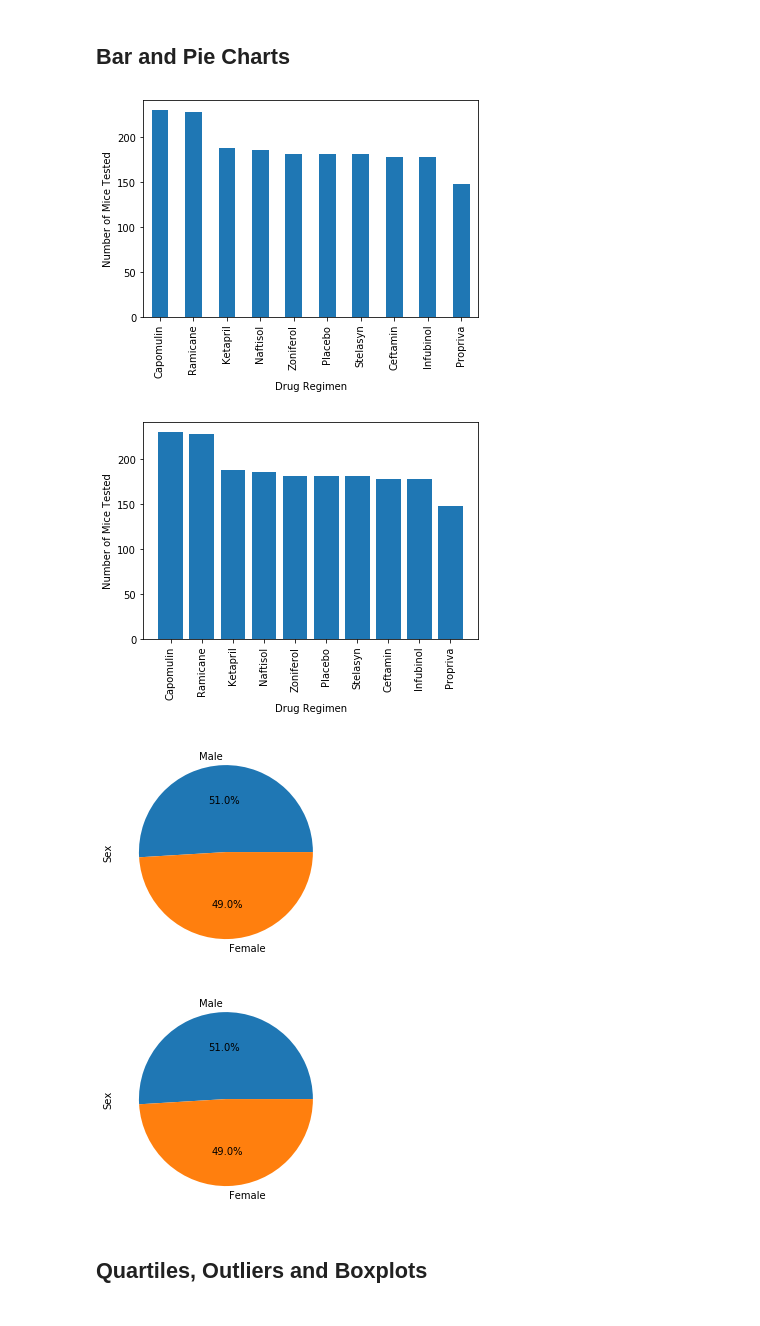
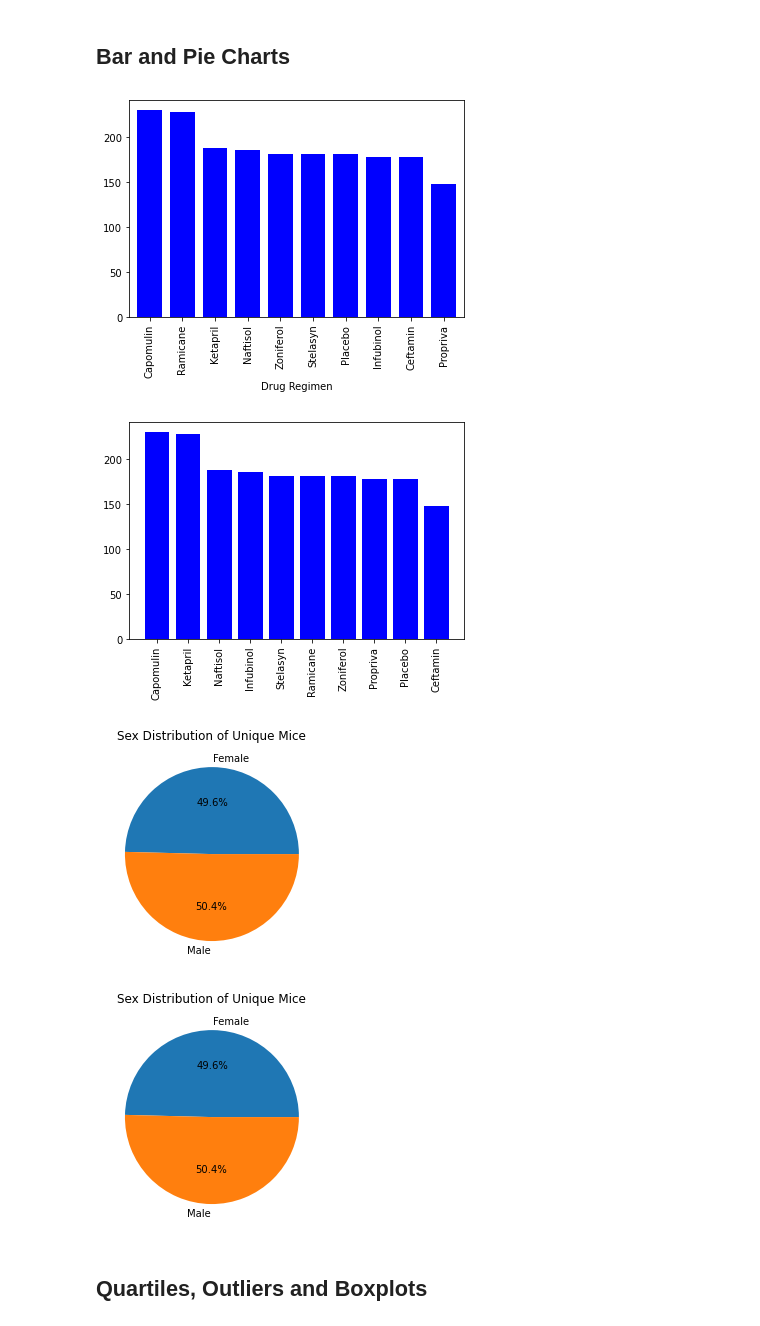
Before and after one commit to codyallison/matplotlib-challenge, a Jupyter notebook: Pymaceuticals/pymaceuticals_starter.ipynb, the cells around one changed output. Drawn from its saved outputs; the diff is of its cells as text; code cells hidden in the pictures.

Commit message:
finished bar, pie, line, scatter. added validation to functions

```diff
--- a/Pymaceuticals/pymaceuticals_starter.ipynb
+++ b/Pymaceuticals/pymaceuticals_starter.ipynb
@@ -143,18 +150,38 @@ summary_aggregate
 # %%
 # Generate a bar plot showing the total number of timepoints for all mice tested for each drug regimen using Pandas.
+pd_mouse_plot = mice_count_by_drug.plot(kind="bar",color="blue", width = .75)
 # %% [output]
-[figure, old version]
+[figure, new version]
 # %%
 # Generate a bar plot showing the total number of timepoints for all mice tested for each drug regimen using pyplot.
+plt.bar(x_axis, mice_count_by_drug, color="blue", align="center")
+
+tick_locations = [value for value in x_axis]
+plt.xticks(tick_locations, drug_regimen,rotation=90)
+plt.show()
 # %% [output]
-[figure, old version]
+[figure, new version]
+# %%
+#Dataset up for pie charts
+#pair down master data to unique mice
+unique_mice_df = merge_df_cleaned.drop_duplicates(['Mouse ID'], keep='first')
+unique_mice_df
+#count unique mice by Sex, convert to dataframe
+sex_distribution = unique_mice_df.groupby(["Sex"]).count()["Mouse ID"]
+#sex_distribution.to_frame()
 # %%
 # Generate a pie plot showing the distribution of female versus male mice using Pandas
+pd_sex_distribution = sex_distribution.plot(kind="pie",autopct='%.1f%%', title ="Sex Distribution of Unique Mice")
+plt.ylabel(None)
+plt.show()
 # %% [output]
-[figure, old version]
+[figure, new version]
 # %%
 # Generate a pie plot showing the distribution of female versus male mice using pyplot
+plt.pie(sex_distribution, labels = sex_distribution.index.values, autopct="%.1f%%")
+plt.title("Sex Distribution of Unique Mice")
+plt.show()
 # %% [output]
-[figure, old version]
+[figure, new version]
 # %% [markdown]
 ## Quartiles, Outliers and Boxplots
```
Also changed, not shown: parts of 13 cells of this notebook.
